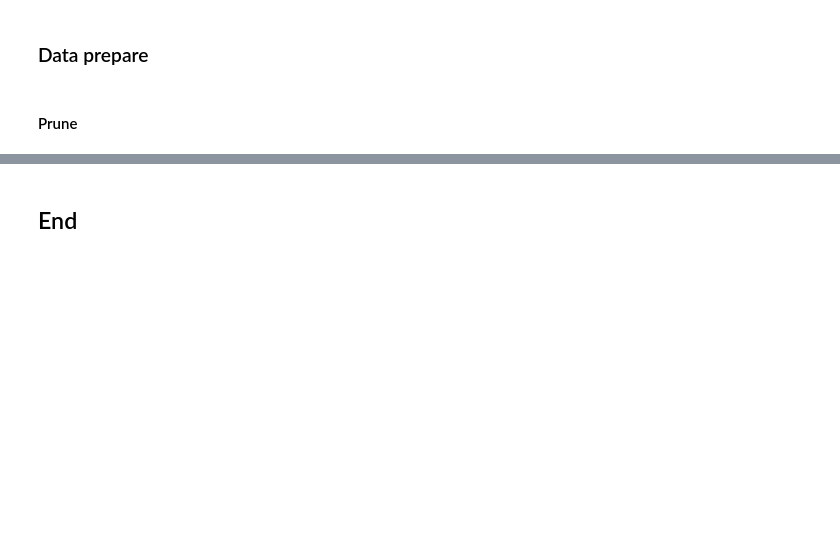
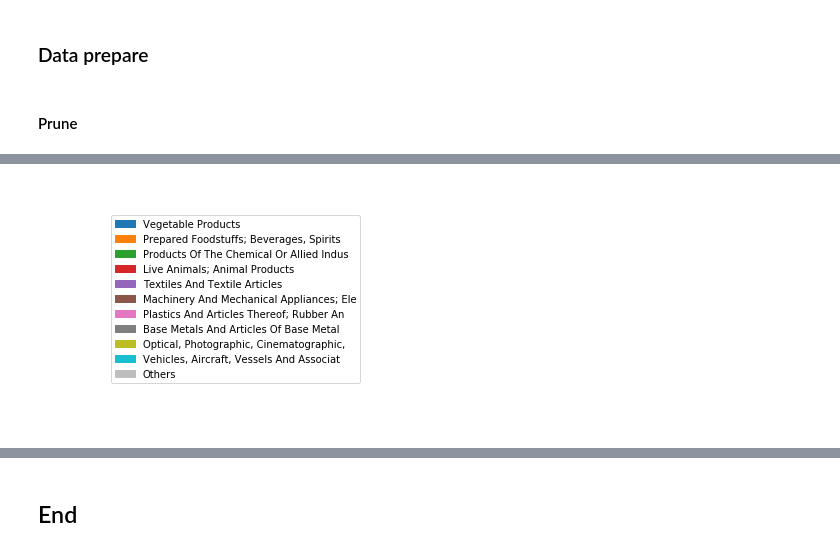
Before and after one commit to matuteiglesias/French_exports_bkp, a Jupyter notebook: code/notebooks/Firm basket networks.ipynb, the cells around one changed output, grey strips where cells are left out. Cells and saved outputs as stored; diff of their text form; code cells hidden in the pictures; blank space fills up the shorter version.

```diff
--- a/code/notebooks/Firm basket networks.ipynb
+++ b/code/notebooks/Firm basket networks.ipynb
@@ -179,6 +176,21 @@ def color_from_series(df, ix_col, val_col, cmap = plt.cm.RdYlGn):
     color = df[[ix_col, 'color']]
     return color
 
+from pylab import *
+
+def color_custom(df, val_col = 'group'):
+    colors = df[['CN ID 1',val_col]].drop_duplicates()[val_col]
+
+    cmap = cm.get_cmap('tab10', len(colors))
+    col_strings = []
+    for i in range(cmap.N):
+        rgb = cmap(i)[:3] # will return rgba, we take only first 3 so we get rgb
+        col_strings += [matplotlib.colors.rgb2hex(rgb)]
+    col_strings[-1] = '#bebebe'
+
+    colors = df[['CN ID 1', val_col]].drop_duplicates()
+    colors['color'] = col_strings
+    return colors
 
 def network_info(nodes, edges, pos, label_info, ix_col, label_col, scaling_fix_param = 600):
     # Networkx / Find layout
@@ -209,7 +221,7 @@ def network_info(nodes, edges, pos, label_info, ix_col, label_col, scaling_fix_p
 import matplotlib.colors as mcolors
 import libraries.d3plus2 as d3plus
 
-th = -3.5
+th = -3.6
 
 G = nx.from_pandas_edgelist(edges_df.loc[edges_df.log_weight > th], 'source', 'target', ['log_weight'])
 
@@ -237,47 +249,54 @@ nodes_df['group'] = nodes_df['CN ID 1'].rank(method = 'dense')
 
 nodes = nodes_df
 ix_col = 'CN ID 1'
-cmap = plt.cm.RdYlGn
-color_df = color_from_series(nodes, ix_col, val_col = 'group', cmap = cmap)
-# nodes_s = nodes.loc[nodes[ix_col].isin(G.nodes())]
-# nodes_s = nodes_s.merge(color_df)
+# cmap = plt.cm.Set2
+# color_df = color_from_series(nodes, ix_col, val_col = 'group', cmap = cmap)
+color_df = color_custom(nodes, 'group')
 
-nodes.merge(color_df)
+nodes = nodes.merge(color_df)
 present_nodes = np.intersect1d(nodes['CN_custom_ID'].values, G.nodes())
 
 pos = nx.spring_layout(G)
 pos = dict([(n, pos[n]) for n in present_nodes]) #refresh positions
 
 # Label info
 CN_full['CN ID 4'] = CN_full['CN ID 4'].astype(str)
 labels_4 = nodes.merge(CN_full[['CN ID 4', 'CN label 4']].drop_duplicates(), left_on = 'CN_custom_ID', right_on = 'CN ID 4')
 labels_1 = nodes.drop('CN ID 1', axis = 1).merge(CN_full[['CN ID 1', 'CN label 1']].drop_duplicates(), left_on = 'CN_custom_ID', right_on = 'CN ID 1')
 labels_1['CN label 1'] = 'Rest of '+labels_1['CN label 1']
 label_info = pd.concat([labels_1, labels_4])
 label_info['CN_custom_label'] = label_info['CN label 4'].fillna(label_info['CN label 1'])
 label_info = label_info.dropna(axis =1)
 label_col = 'CN_custom_label'
 columns = 'CN_custom_ID'
 ####
 
 nodes_, edges_, network = network_info(nodes, edges_df, pos, label_info, ix_col, label_col)
-#                           network_info(nodes, edges, pos, label_info, ix_col, label_col, scaling_fix_param = 600):
-
-# fig, axs = plt.subplots(1, figsize = (8, 8))
-# nx.draw(G, pos = pos, node_color='#A0CBE2',
-#         edge_cmap=plt.cm.Blues, alpha = .7, linewidths= 0, node_size = 100)
-# plt.show()
 
 ps = d3plus.ProductSpace(
 id="name",
 name=label_col,
 color="color",
 graph_data=network,
 presence="presence",
 edge_property="edges",
 network_id="CN_custom_ID")
 ps.draw(nodes_)
+
+from matplotlib.patches import Patch
+from matplotlib.lines import Line2D
+
+color_summary = color_df.drop_duplicates().merge(CN_full[['CN ID 1', 'CN label 1']].drop_duplicates(), how = 'left')
+
+legend_elements = [Patch([0], [0], color=c) for c in color_summary.color.values]
+labels = [l[:40] for l in color_summary['CN label 1'].fillna('Others').values]
+
+# Create the figure
+plt.legend(legend_elements, labels, loc='center')
+plt.axis('off')
+plt.show()
 # %% [output]
 [interactive output not drawn]
 [interactive output not drawn]
+[figure, added]
 # %%
```
Also changed, not shown: parts of 7 cells of this notebook, 16 other files.
